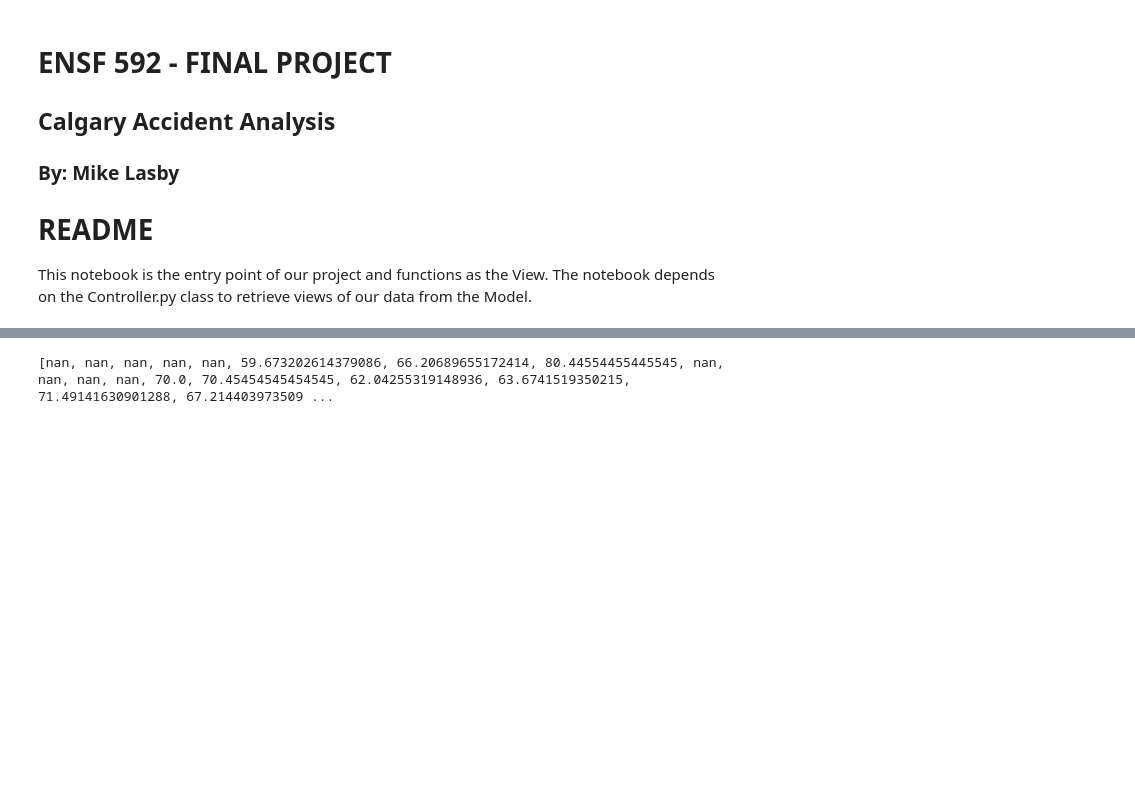
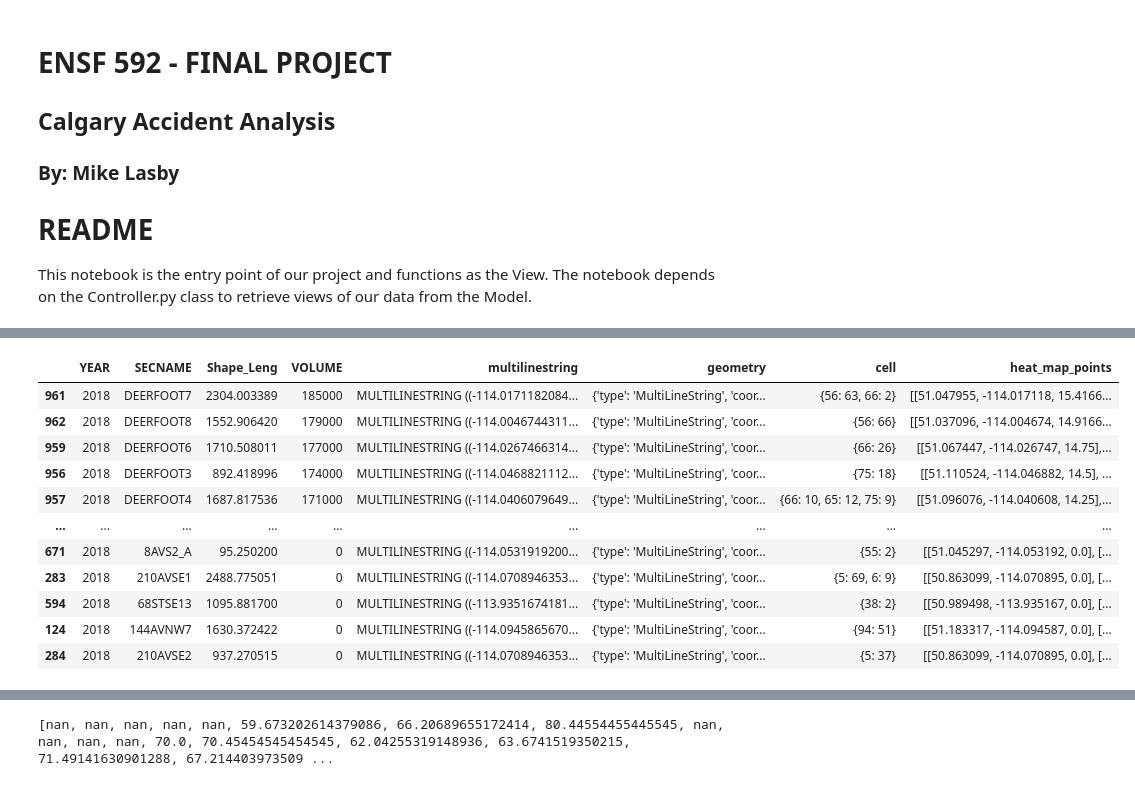
Before and after one commit to mklasby/Calgary_Accident_Analysis, a Jupyter notebook: view.ipynb, the cells around one changed output, grey strips where cells are left out. Cells and saved outputs as stored; diff of their text form; code cells hidden in the pictures; blank space fills up the shorter version.

```diff
--- a/view.ipynb
+++ b/view.ipynb
@@ -40,3 +51,20 @@ Adding cell column to incidents
 Adding cell column to cameras
 Adding cell column to signals
 Adding cell column to signs
+# %%
+    def generate_map():
+        width, height = 960, 600
+        ne, sw = ctrl.mdl.get_yyc_bounds()
+        print(ne, sw)
+        mapa = folium.Map(location=ne, width=width,
+                               height=height, toFront=True)
+
+        for cell in ctrl.get_frame('cells')['cells']:
+            cell.add_to(mapa)
+
+        rect = folium.Rectangle(bounds=[ne, sw], weight=2, dash_array=(
+            "4"), color='red', tooltip='Analysis Boundary').add_to(mapa)
+
+        mapa.save('index.html')
+
+        return(mapa)
@@ -42,0 +244,78 @@ Adding cell column to signs
+# %%
+#GET VOLUME WEIGHTED POLYLINE
+
+def rgb_to_hex(rgb):
+    '''Method converts (r,g,b) to hex color, helper for map functons'''
+    # '%' format operator, '02x' hexadecimal form.
+    # This line says get hexidecimal by parsing three items from tuple
+    return '#'+'%02x%02x%02x' % rgb
+
+
+def draw_vol_map(mapa, volume_frame):
+    '''get volume map
+    @args: volume_frame :pd.DataFrame to map
+    @return folium map NOTE: front end will simply render map.html from assets
+    '''
+    calgary_map = mapa
+    color_increments = 256  # 0-255
+    color_steps = len(volume_frame)  # number of data entries
+    n_color = color_steps // color_increments  # change color every n_color steps
+    step_counter = 0
+    step = 256//color_steps
+    if step == 0:
+        step = 1
+    r = 255  # since we sorted above, the largest volume will be red, green lightest volume
+    g = 0
+    b = 0
+
+    volume_frame = volume_frame.sort_values(by = 'VOLUME', ascending = False)
+
+    display(volume_frame)
+
+    for index, items in volume_frame.iterrows():
+        secname = items['SECNAME']
+        volume = items['VOLUME']
+        the_geom = items['multilinestring']
+        # print(the_geom)
+        # print(type(the_geom))
+        year = items['YEAR']
+        if step_counter > n_color:  # Check if we need to change color
+            r -= step
+            g += step
+            step_counter = 0
+        point_cloud = []
+        color = rgb_to_hex((r, g, b))
+        # strip everything outside of (( ))
+        location = re.search(r'\(\((.*?)\)\)', the_geom)
+        for loc in location.groups(1):
+            loc = loc.split(',')  # split coordinate pairs
+            for point in loc:
+                point = point.strip().split(' ')
+                lon = point[0].strip(')').strip(
+                    '(')  # remove any remaining parenthesis
+                lon = float(lon)  # convert from string
+                lat = point[1].strip('(').strip(')')
+                lat = float(lat)
+                point_cloud.append([lat, lon])
+        polyline = folium.PolyLine(
+            locations=point_cloud, tooltip=f'{secname}\n {volume} number of cars in {year}', color=color).add_to(calgary_map)
+        step_counter += 1
+    print(f"Saving total volume {year} map")
+    calgary_map.save('index.html', zoom_start=5)
+    return calgary_map
+
+# mapa = generate_map()
+mapa = draw_vol_map(mapa, ctrl.get_frame('volumes'))
+# %% [output]
+|  | YEAR | SECNAME | Shape_Leng | VOLUME | multilinestring | geometry | cell | heat_map_points |
+| 961 | 2018 | DEERFOOT7 | 2304.003389 | 185000 | MULTILINESTRING ((-114.0171182084... | {'type': 'MultiLineString', 'coor... | {56: 63, 66: 2} | [[51.047955, -114.017118, 15.4166... |
+| 962 | 2018 | DEERFOOT8 | 1552.906420 | 179000 | MULTILINESTRING ((-114.0046744311... | {'type': 'MultiLineString', 'coor... | {56: 66} | [[51.037096, -114.004674, 14.9166... |
+| 959 | 2018 | DEERFOOT6 | 1710.508011 | 177000 | MULTILINESTRING ((-114.0267466314... | {'type': 'MultiLineString', 'coor... | {66: 26} | [[51.067447, -114.026747, 14.75],... |
+| 956 | 2018 | DEERFOOT3 | 892.418996 | 174000 | MULTILINESTRING ((-114.0468821112... | {'type': 'MultiLineString', 'coor... | {75: 18} | [[51.110524, -114.046882, 14.5], ... |
+| 957 | 2018 | DEERFOOT4 | 1687.817536 | 171000 | MULTILINESTRING ((-114.0406079649... | {'type': 'MultiLineString', 'coor... | {66: 10, 65: 12, 75: 9} | [[51.096076, -114.040608, 14.25],... |
+| ... | ... | ... | ... | ... | ... | ... | ... | ... |
+| 671 | 2018 | 8AVS2_A | 95.250200 | 0 | MULTILINESTRING ((-114.0531919200... | {'type': 'MultiLineString', 'coor... | {55: 2} | [[51.045297, -114.053192, 0.0], [... |
+| 283 | 2018 | 210AVSE1 | 2488.775051 | 0 | MULTILINESTRING ((-114.0708946353... | {'type': 'MultiLineString', 'coor... | {5: 69, 6: 9} | [[50.863099, -114.070895, 0.0], [... |
+| 594 | 2018 | 68STSE13 | 1095.881700 | 0 | MULTILINESTRING ((-113.9351674181... | {'type': 'MultiLineString', 'coor... | {38: 2} | [[50.989498, -113.935167, 0.0], [... |
+| 124 | 2018 | 144AVNW7 | 1630.372422 | 0 | MULTILINESTRING ((-114.0945865670... | {'type': 'MultiLineString', 'coor... | {94: 51} | [[51.183317, -114.094587, 0.0], [... |
+| 284 | 2018 | 210AVSE2 | 937.270515 | 0 | MULTILINESTRING ((-114.0708946353... | {'type': 'MultiLineString', 'coor... | {5: 37} | [[50.863099, -114.070895, 0.0], [... |
```
Also changed, not shown: parts of 10 cells of this notebook, 3 other files.
